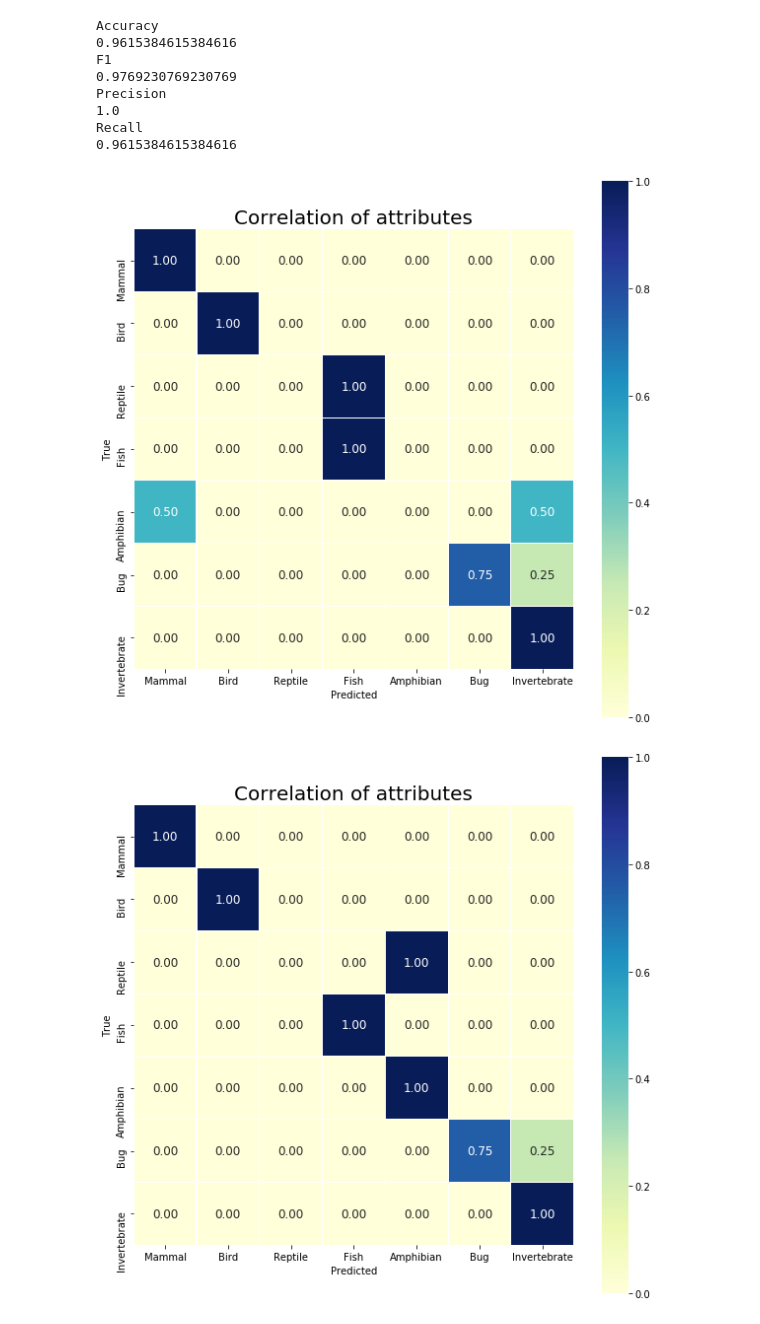
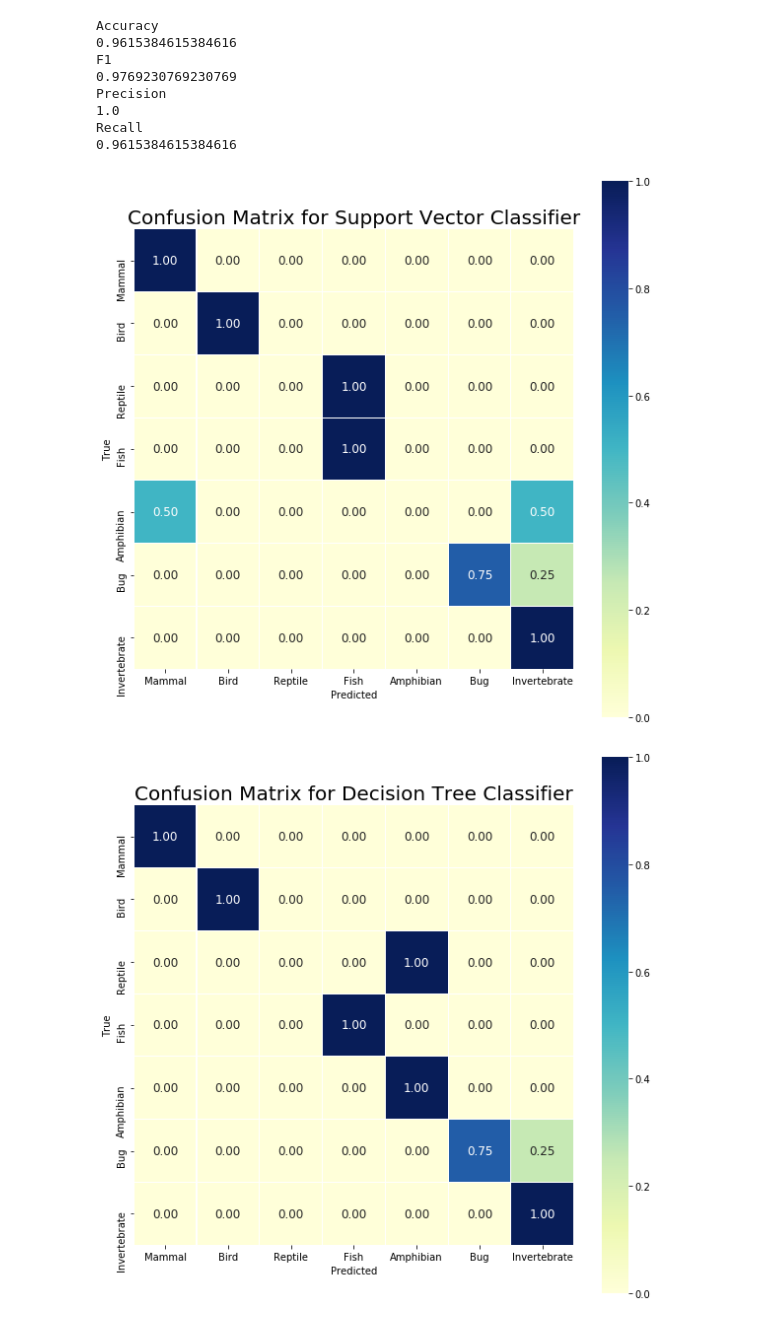
Before and after one commit to Fudgel69/MAL, a Jupyter notebook: MAL projekt/Mal_projekt.ipynb, the cells around one changed output. Drawn from its saved outputs; the diff is of its cells as text; code cells hidden in the pictures.

```diff
--- a/MAL projekt/Mal_projekt.ipynb
+++ b/MAL projekt/Mal_projekt.ipynb
@@ -90,8 +90,8 @@ print(X_train.shape, X_test.shape, y_train.shape, y_test.shape)
 # %% [output]
 (75, 16) (26, 16) (75,) (26,)
 # %%
-clf = svm.SVC()
-clf.fit(X_train, y_train)
+svc = svm.SVC()
+svc.fit(X_train, y_train)
 # %% [output]
 SVC(C=1.0, cache_size=200, class_weight=None, coef0=0.0,
   decision_function_shape='ovr', degree=3, gamma='auto_deprecated',
@@ -116,15 +116,15 @@ lr.score(X_test, y_test)
 # %% [output]
 0.9615384615384616
 # %%
-clfPredict = clf.predict(X_test)
+svcPredict = svc.predict(X_test)
 print("Accuracy")
-print(accuracy_score(clfPredict, y_test))
+print(accuracy_score(svcPredict, y_test))
 print("F1")
-print(f1_score(clfPredict, y_test, average='weighted', labels=np.unique(clfPredict)))
+print(f1_score(svcPredict, y_test, average='weighted', labels=np.unique(clfPredict)))
 print("Precision")
-print(precision_score(clfPredict, y_test, average='weighted', labels=np.unique(clfPredict)))
+print(precision_score(svcPredict, y_test, average='weighted', labels=np.unique(clfPredict)))
 print("Recall")
-print(recall_score(clfPredict, y_test, average='weighted', labels=np.unique(clfPredict)))
+print(recall_score(svcPredict, y_test, average='weighted', labels=np.unique(clfPredict)))
 # %% [output]
 Accuracy
 0.8461538461538461
@@ -176,23 +176,23 @@ Recall
 # %%
 labels = colClassTitle
 
-def plotCMHM(cm, label):
+def plotCMHM(cm, label, title):
     fig = plt.figure(figsize=(10,10))
     cm = cm.astype('float') / cm.sum(axis=1)[:, np.newaxis]
     hm = sbn.heatmap(cm, cbar = True,  square = True, annot=True, fmt= '.2f',annot_kws={'size': 12}, cmap="YlGnBu", linewidths=0.1, linecolor='white')
     hm.set(xticklabels=label, yticklabels=label)
     plt.xlabel('Predicted')
     plt.ylabel('True')
-    plt.title('Correlation of attributes', y=1, size=20)
+    plt.title(title, y=1, size=20)
 
-cmCLF = confusion_matrix(y_test, clfPredict, "Confusion Matrix for Support Vector Classi")
-plotCMHM(cmCLF, labels)
+cmSVC = confusion_matrix(y_test, svcPredict)
+plotCMHM(cmSVC, labels, "Confusion Matrix for Support Vector Classifier")
 
-cmDT = confusion_matrix(y_test, dtPredict, "Confusion Matrix for DecisionTreeClassifier")
-plotCMHM(cmDT, labels)
+cmDT = confusion_matrix(y_test, dtPredict)
+plotCMHM(cmDT, labels, "Confusion Matrix for Decision Tree Classifier")
 
-cmLR = confusion_matrix(y_test, clfPredict, "Confusion Matrix for Logistic Regression")
-plotCMHM(cmLR, labels)
+cmLR = confusion_matrix(y_test, clfPredict)
+plotCMHM(cmLR, labels, "Confusion Matrix for Logistic Regression")
 # %% [output]
-[figure, old version]
+[figure, new version]
-[figure, old version]
+[figure, new version]
```
Also changed, not shown: parts of 2 cells of this notebook.
